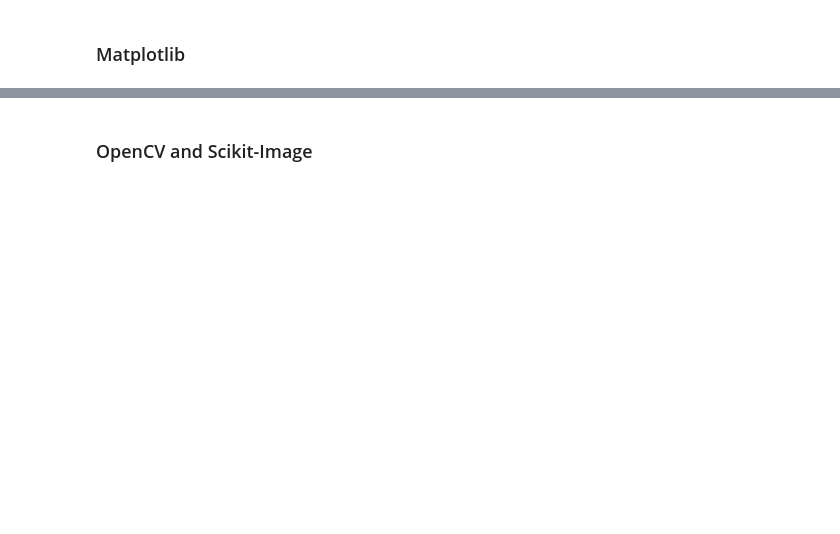
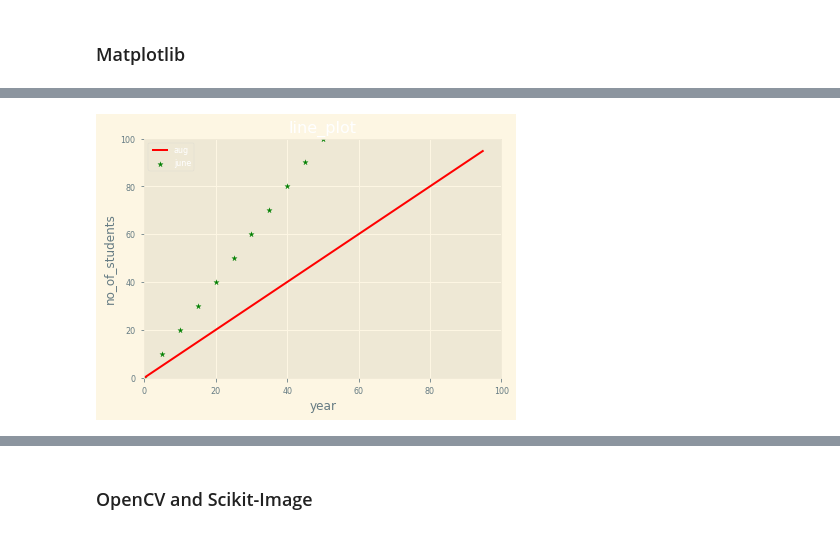
Before and after one commit to coding-blocks-archives/machine-learning-2-pitampura-june-2019, a Jupyter notebook: class_02/Libraries and Statistical Computation.ipynb, the cells around one changed output, grey strips where cells are left out. Cells and saved outputs as stored; diff of their text form; code cells hidden in the pictures; blank space fills up the shorter version.

```diff
--- a/class_02/Libraries and Statistical Computation.ipynb
+++ b/class_02/Libraries and Statistical Computation.ipynb
@@ -35,0 +98,20 @@
+# %%
+# plot simple ranges
+plt.style.use("Solarize_Light2")
+a = np.array(range(0,100,5))
+b = np.array(range(0,100,5))
+
+
+plt.figure(0)
+plt.title('line_plot')
+plt.grid('on')
+plt.xlabel("year")
+plt.xlim(0,100)
+plt.ylabel("no_of_students")
+plt.ylim(0,100)
+plt.plot(a,b,'r', label="aug")
+plt.scatter(a,2*a, c='g', label="june",marker="*")
+plt.legend()
+plt.show()
+# %% [output]
+[figure, added]
```
Also changed, not shown: parts of 25 cells of this notebook.
